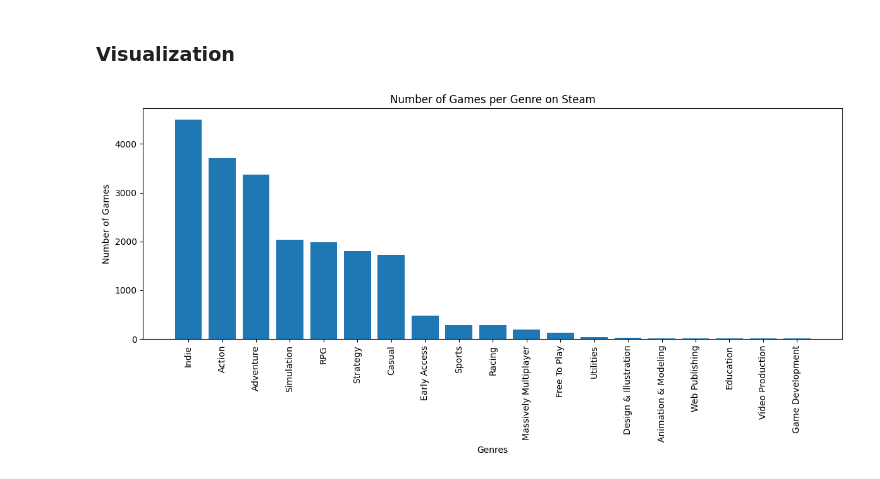
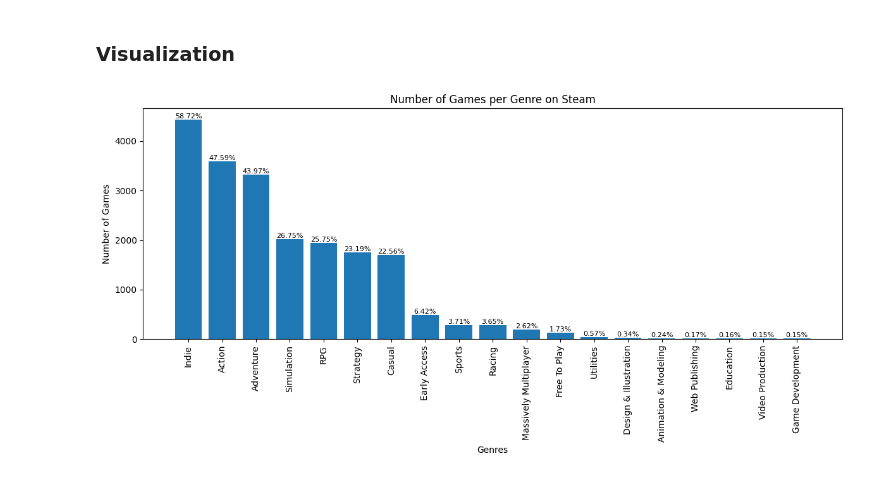
Before and after one commit to stabor705/steam-games-data-mining, a Jupyter notebook: data_analysis.ipynb, the cells around one changed output. Drawn from its saved outputs; the diff is of its cells as text; code cells hidden in the pictures.

Commit message:
feat: added percentages of genres in visualisation

```diff
--- a/data_analysis.ipynb
+++ b/data_analysis.ipynb
@@ -130,13 +130,19 @@ import matplotlib.pyplot as plt
 # %%
 genre_names = [name for name, _ in sorted_genres_count]
 genre_values = [count for _, count in sorted_genres_count]
+genre_percentages = [f"{(count / len(df) * 100):.2f}%" for count in genre_values]
+
 plt.figure(figsize=(12, 6))
+
 plt.bar(genre_names, genre_values)
+for i, percentage in enumerate(genre_percentages):
+    plt.text(i, genre_values[i], percentage, ha='center', va='bottom', fontsize=8)
+
 plt.xticks(rotation=90)
 plt.xlabel("Genres")
 plt.ylabel("Number of Games")
 plt.title("Number of Games per Genre on Steam")
 plt.tight_layout()
 plt.show()
 # %% [output]
-[figure, old version]
+[figure, new version]
```
